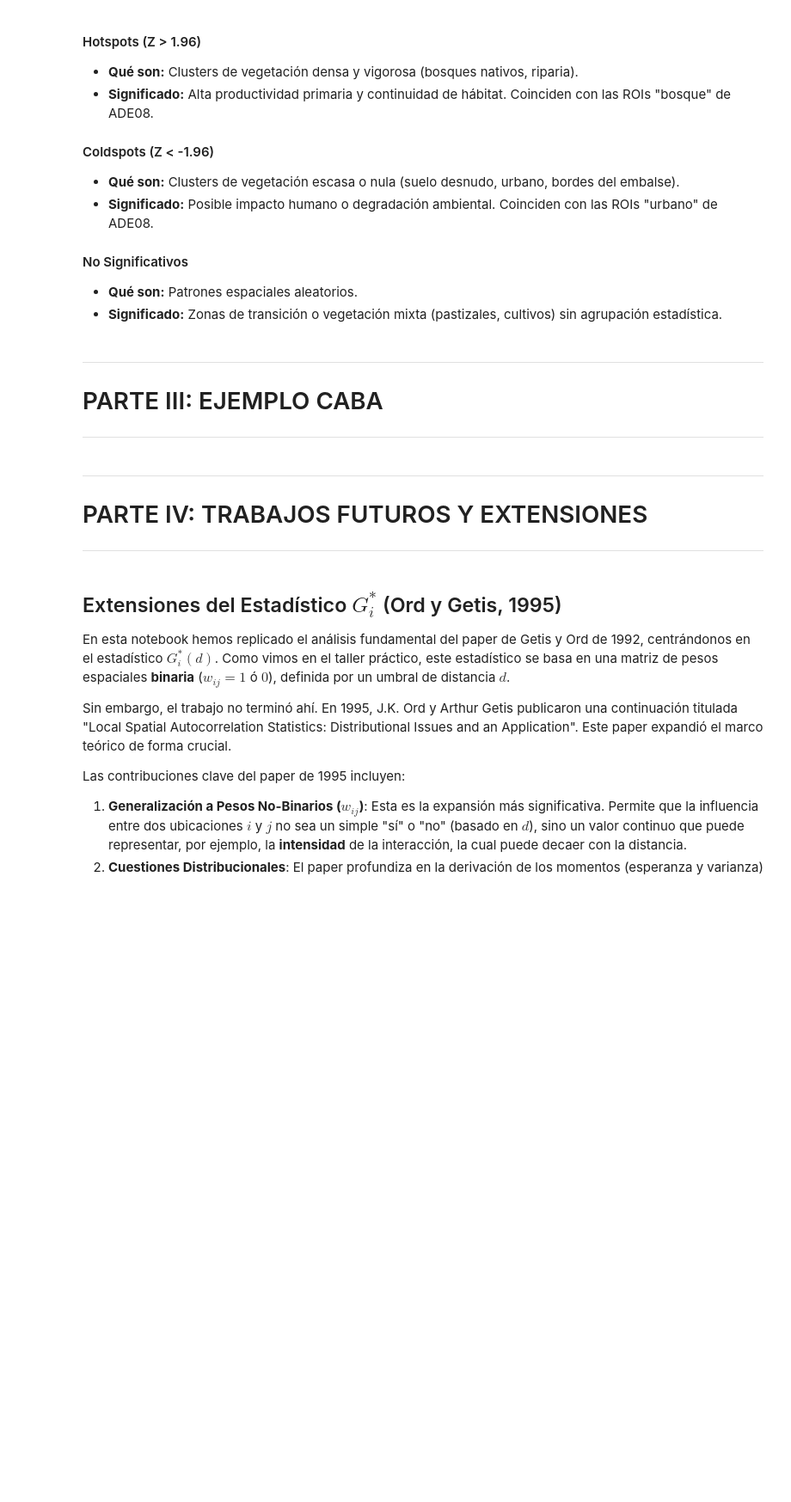
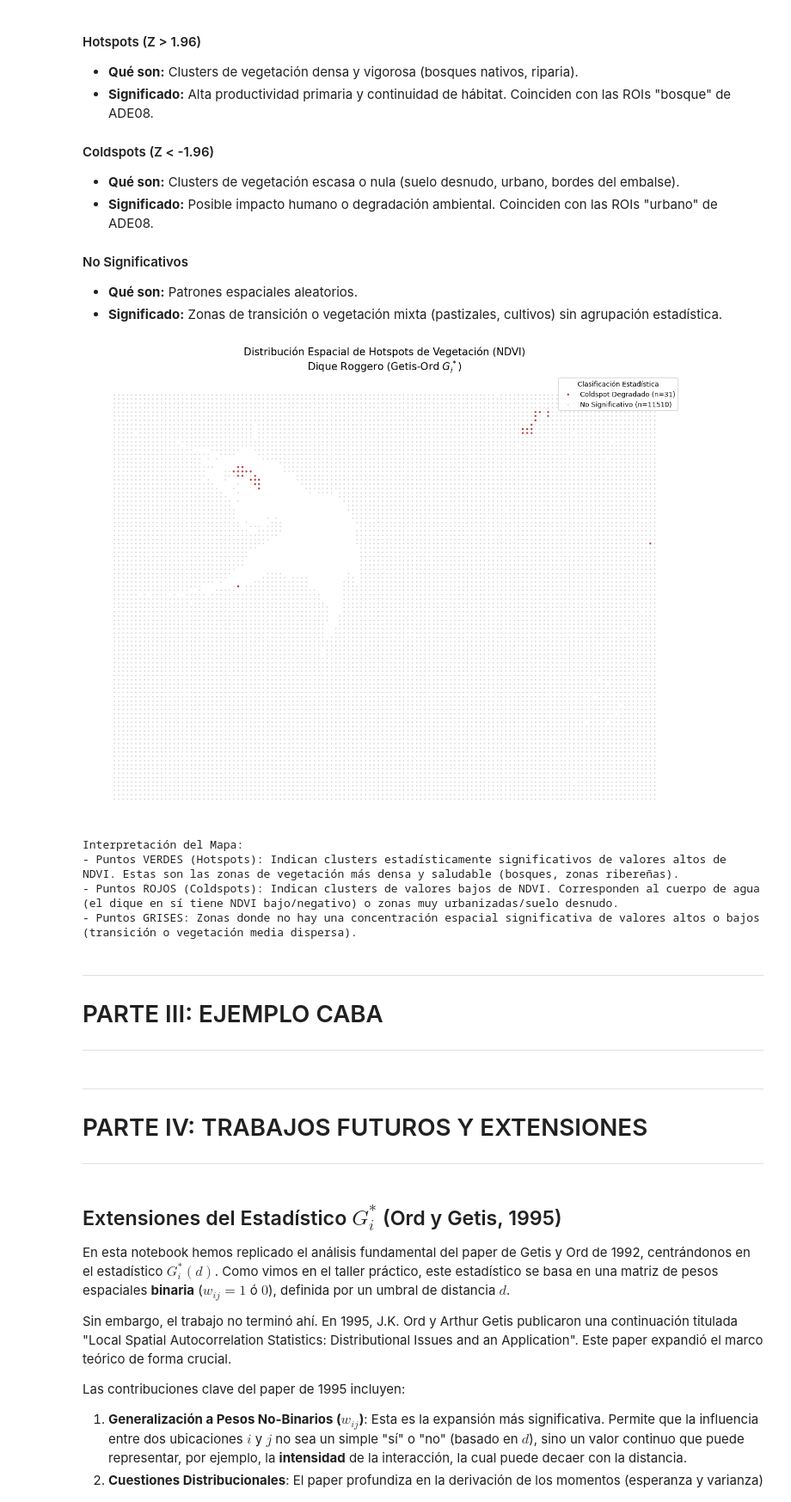
Before and after one commit to eltanook/tp2_datos_espaciales_nadal_lourido, a Jupyter notebook: tp_final_G.ipynb, the cells around one changed output. Shown at 86% size. Saved outputs shown, nothing was run; the diff lists cells and outputs as text; code cells hidden in the pictures; blank space fills up the shorter version.

```diff
--- a/tp_final_G.ipynb
+++ b/tp_final_G.ipynb
@@ -627,6 +634,66 @@ Estadísticas Z-score:
 3.  **Local vs. Global:** Un NDVI promedio enmascara la heterogeneidad. El $G_i^*$ muestra **dónde** están los clusters de vegetación alta y baja.
 
 --- -->
+# %%
+# Configurar la figura
+fig, ax = plt.subplots(1, 1, figsize=(14, 10))
+
+# Definir una paleta de colores manual para interpretar mejor el mapa
+# Hotspot (Vegetación densa) -> Verde oscuro
+# Coldspot (Suelo desnudo/Agua) -> Rojo/Marrón
+# No significativo -> Gris claro muy transparente
+color_dict = {
+    'Hotspot Vegetación': 'darkgreen',
+    'Coldspot Degradado': 'firebrick',
+    'No Significativo': 'lightgray'
+}
+
+# Plotear los puntos por categoría
+# Iteramos sobre los grupos para controlar mejor la leyenda y el estilo
+for ctype, data in points_gdf.groupby('ndvi_cluster'):
+
+    # Estilo específico: los no significativos se hacen muy tenues para no tapar el resto
+    if ctype == 'No Significativo':
+        alpha = 1
+        ms = 1
+        zorder = 1
+    else:
+        alpha = 0.8
+        ms = 4
+        zorder = 2
+
+    color = color_dict.get(ctype, 'blue')
+
+    data.plot(ax=ax,
+              color=color,
+              label=f"{ctype} (n={len(data)})",
+              markersize=ms,
+              alpha=alpha,
+              zorder=zorder)
+
+# Añadir detalles al gráfico
+ax.set_title('Distribución Espacial de Hotspots de Vegetación (NDVI)\nDique Roggero (Getis-Ord $G_i^*$)', fontsize=15)
+ax.legend(loc='upper right', title="Clasificación Estadística")
+ax.set_axis_off()
+
+# Mantener la relación de aspecto correcta para mapas
+ax.set_aspect('equal')
+
+plt.tight_layout()
+plt.show()
+
+
+# Interpretación rápida de los resultados visuales
+print("Interpretación del Mapa:")
+print("- Puntos VERDES (Hotspots): Indican clusters estadísticamente significativos de valores altos de NDVI. Estas son las zonas de vegetación más densa y saludable (bosques, zonas ribereñas).")
+print("- Puntos ROJOS (Coldspots): Indican clusters de valores bajos de NDVI. Corresponden al cuerpo de agua (el dique en sí tiene NDVI bajo/negativo) o zonas muy urbanizadas/suelo desnudo.")
+print("- Puntos GRISES: Zonas donde no hay una concentración espacial significativa de valores altos o bajos (transición o vegetación media dispersa).")
+# %% [output]
+[figure, added]
+Interpretación del Mapa:
+- Puntos VERDES (Hotspots): Indican clusters estadísticamente significativos de valores altos de NDVI. Estas son las zonas de vegetación más densa y saludable (bosques, zonas ribereñas).
+- Puntos ROJOS (Coldspots): Indican clusters de valores bajos de NDVI. Corresponden al cuerpo de agua (el dique en sí tiene NDVI bajo/negativo) o zonas muy urbanizadas/suelo desnudo.
+- Puntos GRISES: Zonas donde no hay una concentración espacial significativa de valores altos o bajos (transición o vegetación media dispersa).
 # %% [markdown]
 ---
 # PARTE III: EJEMPLO CABA
```
Also changed, not shown: parts of 5 cells of this notebook, 1 other file.
